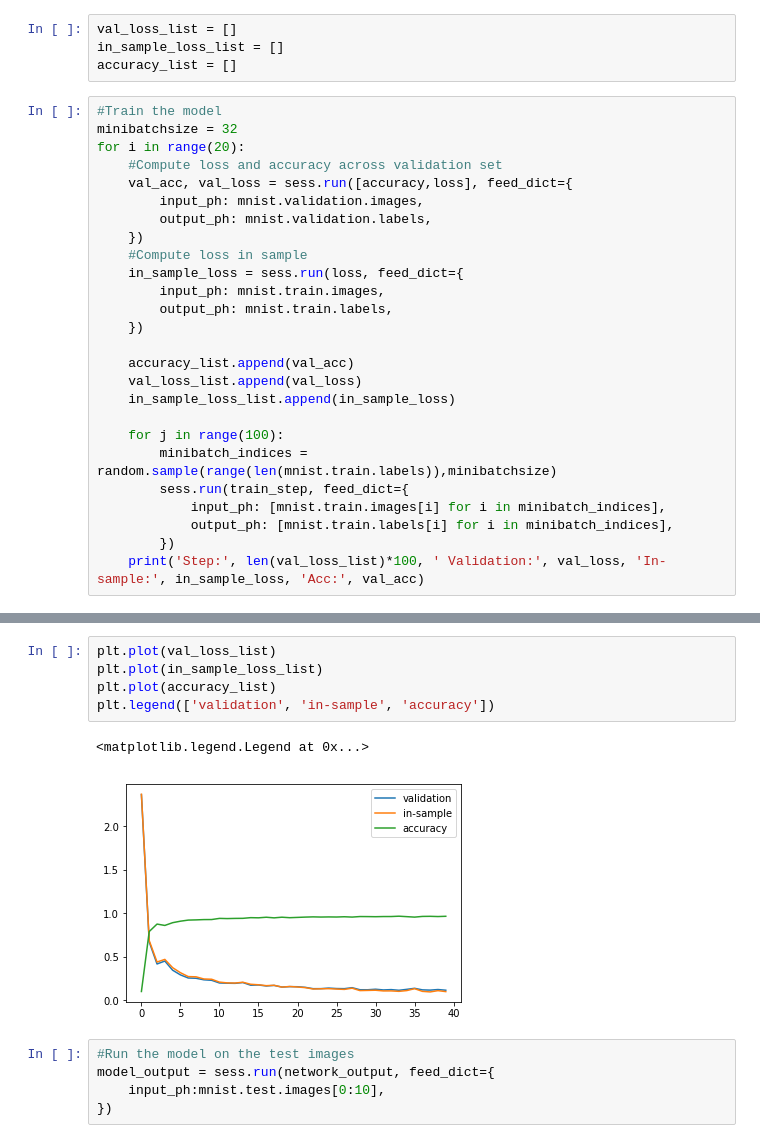
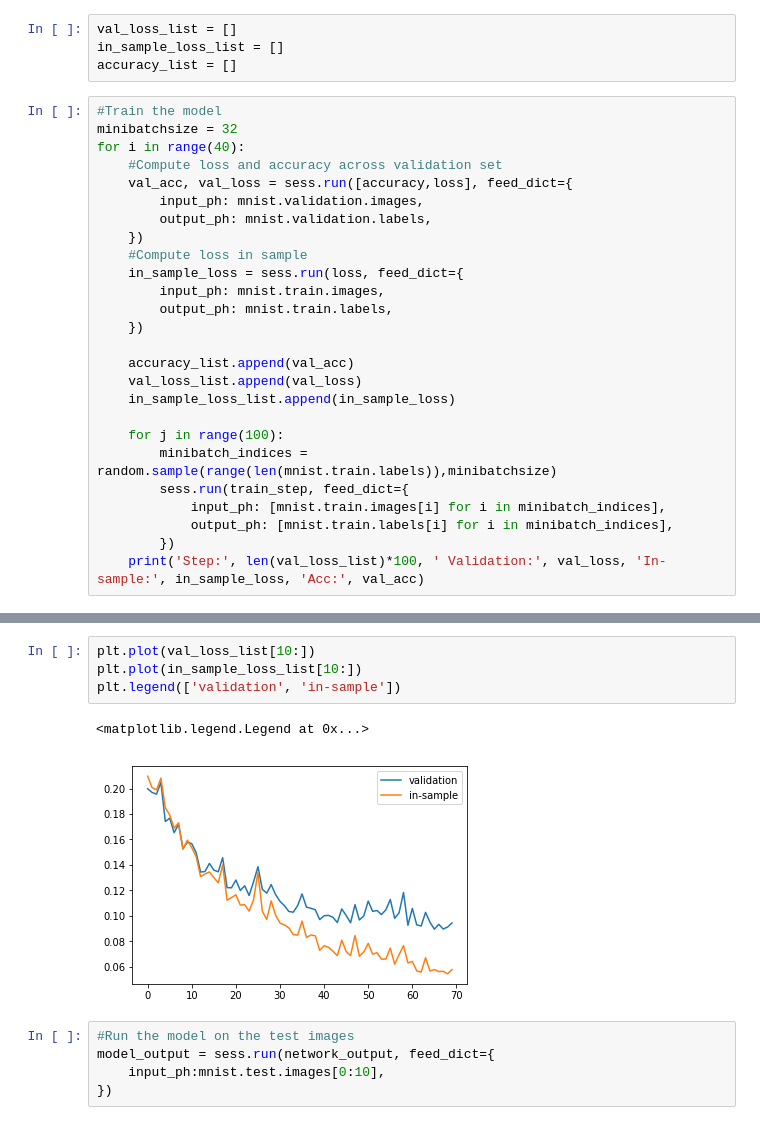
Before and after one commit to emmettk/TensorFlowExamples, a Jupyter notebook: MNIST_example.ipynb, the cells around one changed output, grey strips where cells are left out. Cells and saved outputs as stored; diff of their text form.

Commit message:
overfitting shown in plot

```diff
--- a/MNIST_example.ipynb
+++ b/MNIST_example.ipynb
@@ -116,7 +116,7 @@ accuracy_list = []
 # %%
 #Train the model
 minibatchsize = 32
-for i in range(20):
+for i in range(40):
     #Compute loss and accuracy across validation set
     val_acc, val_loss = sess.run([accuracy,loss], feed_dict={
         input_ph: mnist.validation.images,
@@ -163,11 +160,10 @@ Step: 4000  Validation: 0.11659507 In-sample: 0.100494556 Acc: 0.9664
 # %%
-plt.plot(val_loss_list)
-plt.plot(in_sample_loss_list)
-plt.plot(accuracy_list)
-plt.legend(['validation', 'in-sample', 'accuracy'])
+plt.plot(val_loss_list[10:])
+plt.plot(in_sample_loss_list[10:])
+plt.legend(['validation', 'in-sample'])
 # %% [output]
 <matplotlib.legend.Legend at 0x...>
-[figure, old version]
+[figure, new version]
 # %%
 #Run the model on the test images
 model_output = sess.run(network_output, feed_dict={
```
Also changed, not shown: parts of 1 cell of this notebook.
